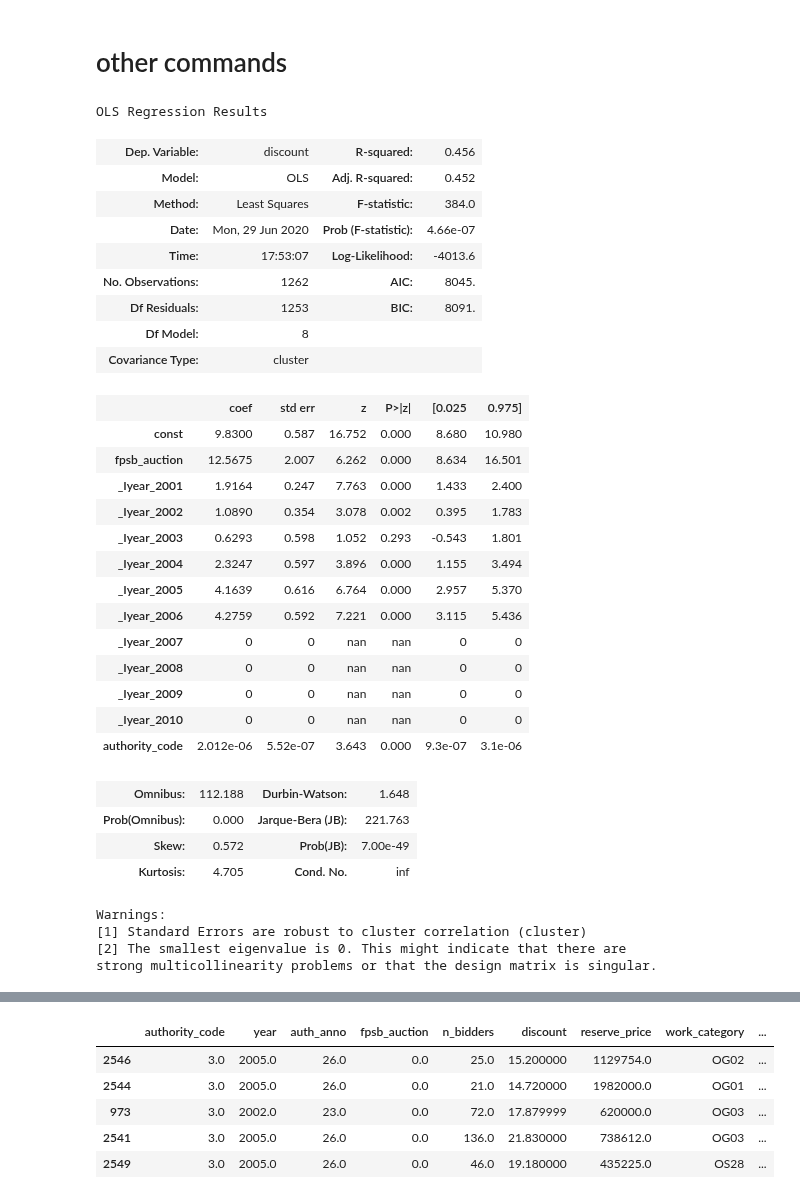
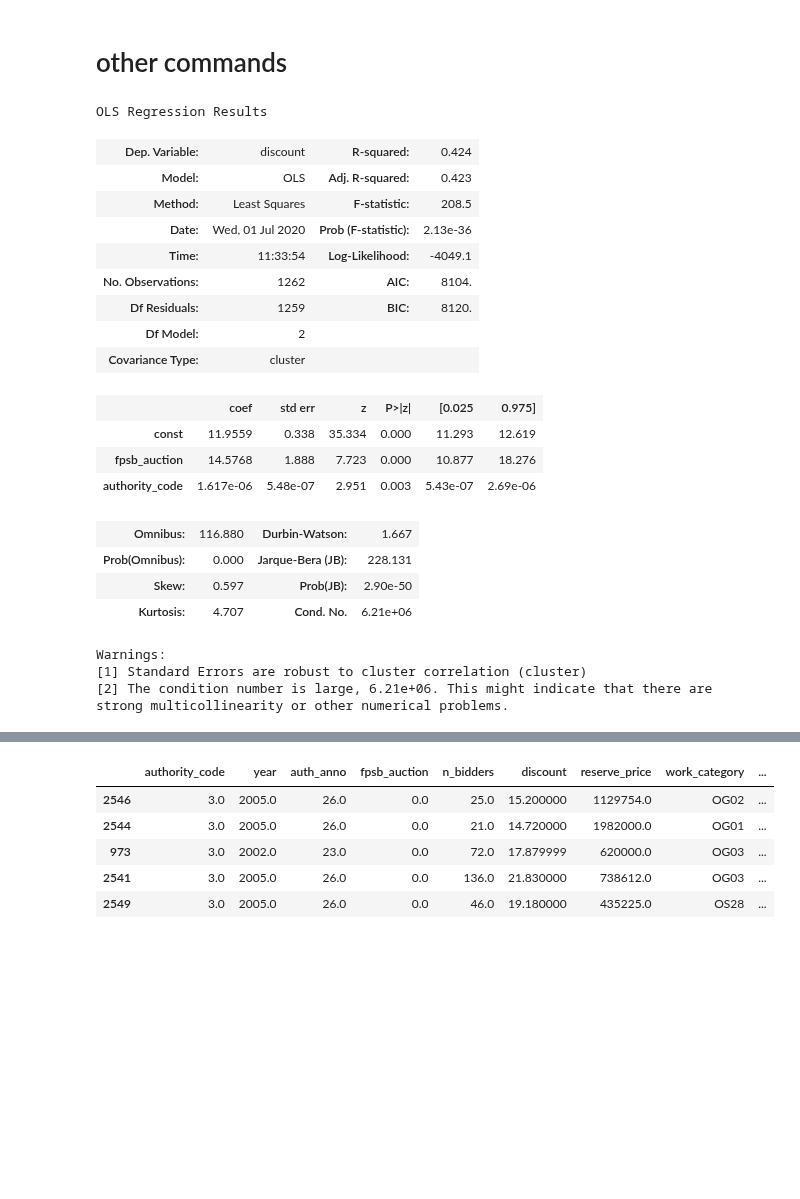
Before and after one commit to huiren-j/Replication-of-Decarolis-2014-, a Jupyter notebook: table23.ipynb, the cells around one changed output, grey strips where cells are left out. Cells and saved outputs as stored; diff of their text form; code cells hidden in the pictures; blank space fills up the shorter version.

Commit message:
update table2 col_1

```diff
--- a/table23.ipynb
+++ b/table23.ipynb
@@ -140,8 +128,13 @@ Requirement already satisfied: pytz>=2017.2 in c:\users\thxkn\anaconda3\lib\site
 Requirement already satisfied: six in c:\users\thxkn\anaconda3\lib\site-packages (from patsy->linearmodels) (1.14.0)
 # %%
-'''df_reg_exp = df_reg_exp.set_index(['authority_code', 'year'])
-exog_vars = ['fpsb_auction','_Iyear_2001','_Iyear_2002','_Iyear_2003','_Iyear_2004','_Iyear_2005','_Iyear_2006']#,'_Iyear_2007','_Iyear_2008','_Iyear_2009','_Iyear_2010']
-mod = PanelOLS(df_reg_exp.discount, df_reg_exp[exog_vars], time_effects=True)
-fe_res = mod.fit()
-print(fe_res)
-#y variable syntax error'''
+year = pd.Categorical(df_reg_exp.year)
+id_auth = pd.Categorical(df_reg_exp.id_auth)
+df_reg_exp = df_reg_exp.set_index(['authority_code', 'year'])
+df_reg_exp['year'] = year
+df_reg_exp['auth_anno'] = id_auth
+#exog_vars = ['fpsb_auction','_Iyear_2001','_Iyear_2002','_Iyear_2003','_Iyear_2004','_Iyear_2005','_Iyear_2006']#,'_Iyear_2007','_Iyear_2008','_Iyear_2009','_Iyear_2010']
+#exog_var = ['fpsb_auction','year','auth_anno']
+#exog = sm.add_constant(df_reg_exp[exog_var])
+#mod = PanelOLS(df_reg_exp.discount, exog, time_effects=True,drop_absorbed = True)
+#fe_res = mod.fit(cov_type='cluster',cov_kwds = {'groups': df_reg_exp['id_auth']})
+#print(fe_res)
@@ -152,0 +141,7 @@ variable is perfectly explained using the effects included in the model.
+# %%
+exog_var = ['fpsb_auction','year','auth_anno']
+exog = sm.add_constant(df_reg_exp[exog_var])
+mod = PanelOLS(df_reg_exp.discount, exog, time_effects=True,drop_absorbed = True)
+fe_res = mod.fit()
+print(fe_res)
+#value chekced
@@ -155,49 +173,39 @@ variable is perfectly explained using the effects included in the model.
 # %%
 # 1. statasmodel regression -> coeff vals/ std error dont match
 # singular matrix check; [_Iyear_2007','_Iyear_2008','_Iyear_2009','_Iyear_2010']
 #(df['turin_co_sample']==1)&(df['ctrl_exp_turin_co_sample']==1) obs=1262 checked
 df_reg_exp = df[(df['turin_co_sample']==1)&(df['ctrl_exp_turin_co_sample']==1)&(df['post_experience']>= 5) & (df['pre_experience']>=5) &(df['post_experience'].isnull() == False ) & (df['pre_experience'].isnull()==False)&(df['missing']==0)]
 df_reg_exp.head()
 
-x = df_reg_exp[['fpsb_auction','_Iyear_2001','_Iyear_2002','_Iyear_2003','_Iyear_2004','_Iyear_2005','_Iyear_2006','_Iyear_2007','_Iyear_2008','_Iyear_2009','_Iyear_2010','authority_code']]
+x = df_reg_exp[['fpsb_auction','authority_code']]#'_Iyear_2001','_Iyear_2002','_Iyear_2003','_Iyear_2004','_Iyear_2005','_Iyear_2006','_Iyear_2007','_Iyear_2008','_Iyear_2009','_Iyear_2010',]]
 y = df_reg_exp['discount']
 x = sm.add_constant(x)
-model = sm.OLS(y,x).fit(cov_type='cluster',cov_kwds = {'groups': df_reg_exp['year']})
+model = sm.OLS(y,x).fit(cov_type='cluster',cov_kwds = {'groups': df_reg_exp['auth_anno']})
 result = model.predict(x)
 model.summary()
 # %% [output]
 OLS Regression Results
-| Dep. Variable: | discount | R-squared: | 0.456 |
-| Model: | OLS | Adj. R-squared: | 0.452 |
-| Method: | Least Squares | F-statistic: | 384.0 |
-| Date: | Mon, 29 Jun 2020 | Prob (F-statistic): | 4.66e-07 |
-| Time: | 17:53:07 | Log-Likelihood: | -4013.6 |
-| No. Observations: | 1262 | AIC: | 8045. |
-| Df Residuals: | 1253 | BIC: | 8091. |
-| Df Model: | 8 |  |  |
+| Dep. Variable: | discount | R-squared: | 0.424 |
+| Model: | OLS | Adj. R-squared: | 0.423 |
+| Method: | Least Squares | F-statistic: | 208.5 |
+| Date: | Wed, 01 Jul 2020 | Prob (F-statistic): | 2.13e-36 |
+| Time: | 11:33:54 | Log-Likelihood: | -4049.1 |
+| No. Observations: | 1262 | AIC: | 8104. |
+| Df Residuals: | 1259 | BIC: | 8120. |
+| Df Model: | 2 |  |  |
 | Covariance Type: | cluster |  |  |
 |  | coef | std err | z | P>|z| | [0.025 | 0.975] |
-| const | 9.8300 | 0.587 | 16.752 | 0.000 | 8.680 | 10.980 |
-| fpsb_auction | 12.5675 | 2.007 | 6.262 | 0.000 | 8.634 | 16.501 |
-| _Iyear_2001 | 1.9164 | 0.247 | 7.763 | 0.000 | 1.433 | 2.400 |
-| _Iyear_2002 | 1.0890 | 0.354 | 3.078 | 0.002 | 0.395 | 1.783 |
-| _Iyear_2003 | 0.6293 | 0.598 | 1.052 | 0.293 | -0.543 | 1.801 |
-| _Iyear_2004 | 2.3247 | 0.597 | 3.896 | 0.000 | 1.155 | 3.494 |
-| _Iyear_2005 | 4.1639 | 0.616 | 6.764 | 0.000 | 2.957 | 5.370 |
-| _Iyear_2006 | 4.2759 | 0.592 | 7.221 | 0.000 | 3.115 | 5.436 |
-| _Iyear_2007 | 0 | 0 | nan | nan | 0 | 0 |
-| _Iyear_2008 | 0 | 0 | nan | nan | 0 | 0 |
-| _Iyear_2009 | 0 | 0 | nan | nan | 0 | 0 |
-| _Iyear_2010 | 0 | 0 | nan | nan | 0 | 0 |
-| authority_code | 2.012e-06 | 5.52e-07 | 3.643 | 0.000 | 9.3e-07 | 3.1e-06 |
+| const | 11.9559 | 0.338 | 35.334 | 0.000 | 11.293 | 12.619 |
+| fpsb_auction | 14.5768 | 1.888 | 7.723 | 0.000 | 10.877 | 18.276 |
+| authority_code | 1.617e-06 | 5.48e-07 | 2.951 | 0.003 | 5.43e-07 | 2.69e-06 |
-| Omnibus: | 112.188 | Durbin-Watson: | 1.648 |
-| Prob(Omnibus): | 0.000 | Jarque-Bera (JB): | 221.763 |
-| Skew: | 0.572 | Prob(JB): | 7.00e-49 |
-| Kurtosis: | 4.705 | Cond. No. | inf |
+| Omnibus: | 116.880 | Durbin-Watson: | 1.667 |
+| Prob(Omnibus): | 0.000 | Jarque-Bera (JB): | 228.131 |
+| Skew: | 0.597 | Prob(JB): | 2.90e-50 |
+| Kurtosis: | 4.707 | Cond. No. | 6.21e+06 |
 Warnings:
 [1] Standard Errors are robust to cluster correlation (cluster)
-[2] The smallest eigenvalue is 0. This might indicate that there are
-strong multicollinearity problems or that the design matrix is singular.
+[2] The condition number is large, 6.21e+06. This might indicate that there are
+strong multicollinearity or other numerical problems.
 # %%
 #2 econtools
 !pip install econtools
```
Also changed, not shown: parts of 5 cells of this notebook, 1 other file.
